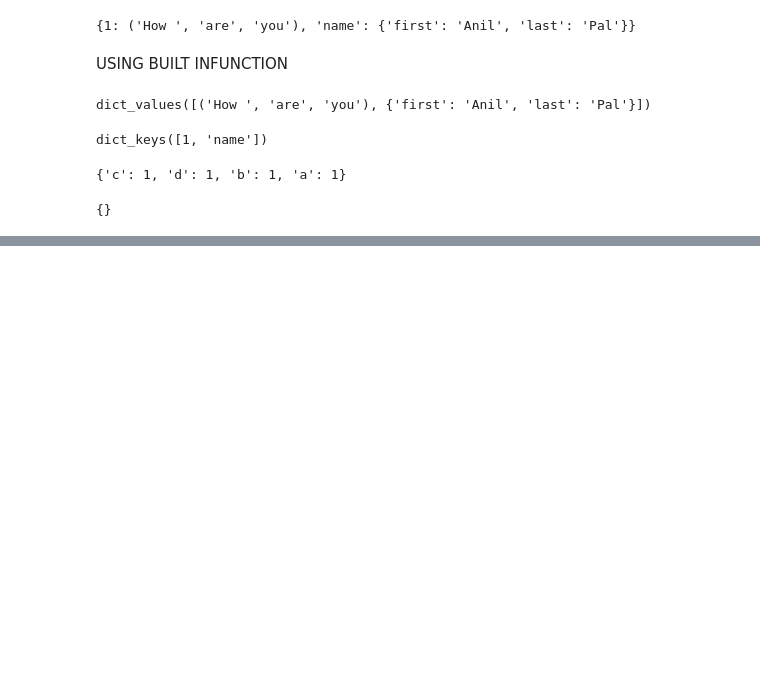
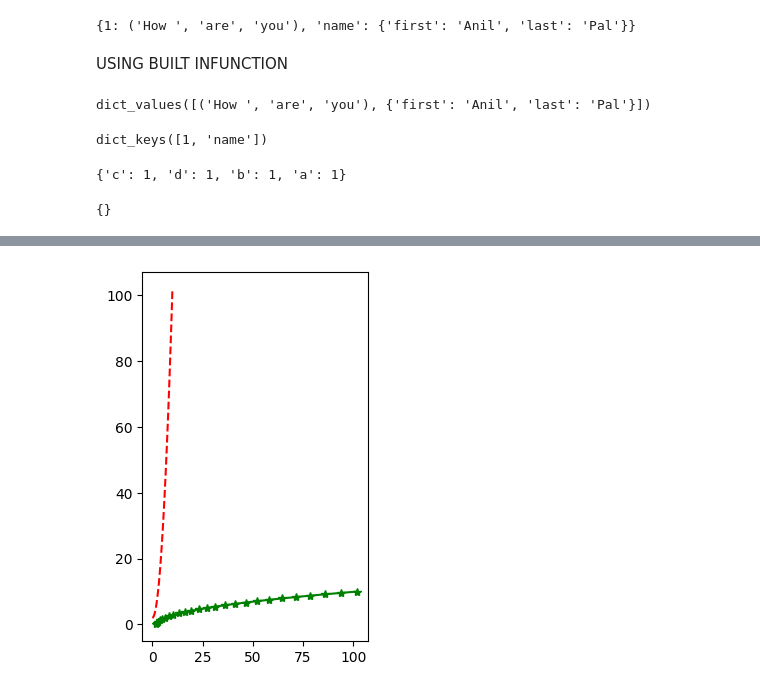
Before and after one commit to ANILPAL-AP/Python-Basics-Website, a Jupyter notebook: PYTHON_BASIC_ZERO_TO_HER0.ipynb, the cells around one changed output, grey strips where cells are left out. Drawn from its saved outputs; the diff is of its cells as text; code cells hidden in the pictures; blank space fills up the shorter version.

```diff
--- a/PYTHON_BASIC_ZERO_TO_HER0.ipynb
+++ b/PYTHON_BASIC_ZERO_TO_HER0.ipynb
@@ -503,0 +2022,10 @@ d
+# %%
+# drawing a subgraph
+pylab.subplot(1,2,1)  #the contents of the brackets represent(row,col,indexes)
+pylab.plot(x,y,'r--')
+
+pylab.subplot(1,2,1)
+pylab.plot(y,x,'g*-')
+pylab.show()
+# %% [output]
+[figure, added]
```
Also changed, not shown: parts of 176 cells of this notebook.
